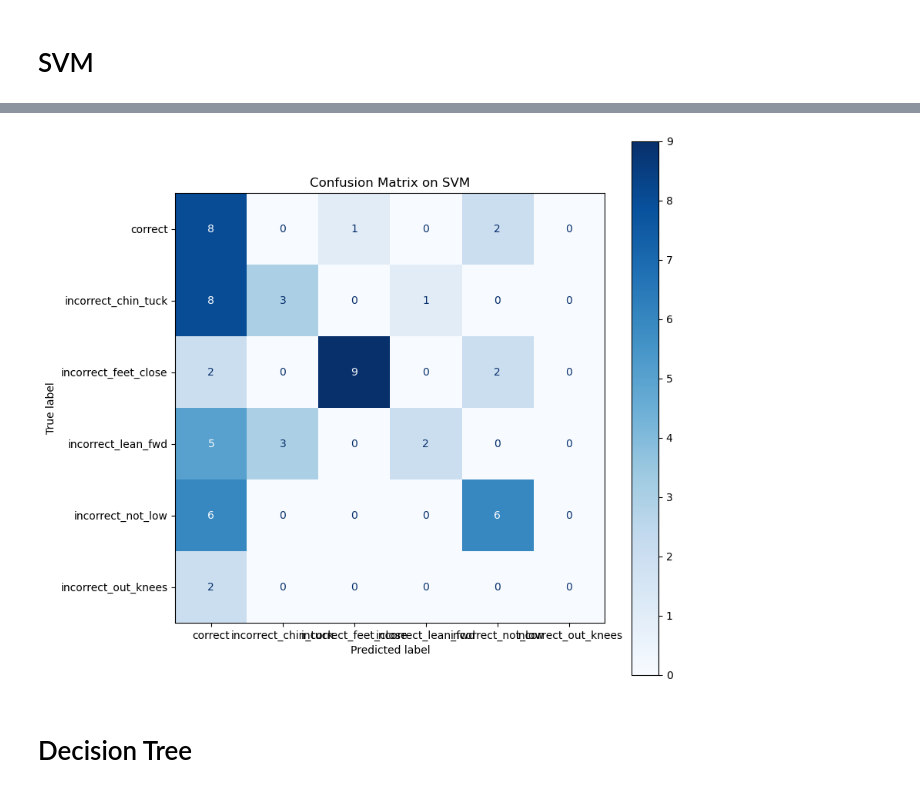
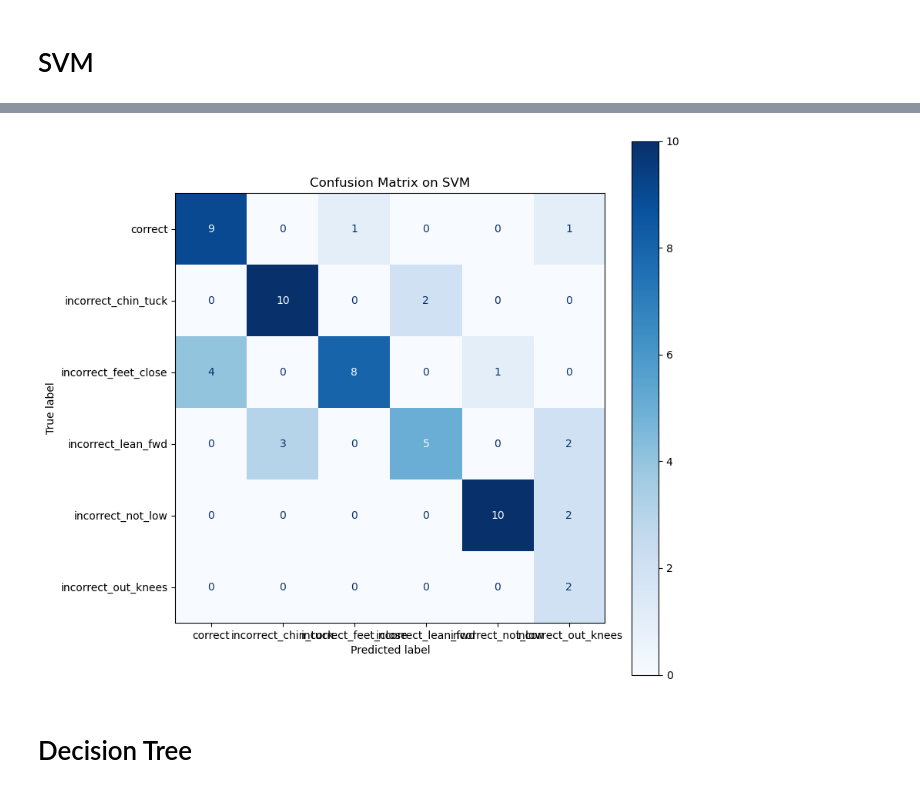
Before and after one commit to JeffreyLu1972543/QualityOfMovement, a Jupyter notebook: dataTraining.ipynb, the cells around one changed output, grey strips where cells are left out. Drawn from its saved outputs; the diff is of its cells as text; code cells hidden in the pictures.

```diff
--- a/dataTraining.ipynb
+++ b/dataTraining.ipynb
@@ -19,4 +21,10 @@ from sklearn.model_selection  import learning_curve
 # big_matrix = pickle.load(open("big_matrix.p", 'rb'))
 # normalized_matrix = pickle.load(open("big_matrix.p", 'rb'))
 normalized_matrix = pickle.load(open("normalized_matrix.p", 'rb'))
+rows_to_delete=np.arange(17,1440,18)
+print(rows_to_delete)
+normalized_matrix = np.delete(normalized_matrix, rows_to_delete, axis=0)
+X=normalized_matrix.transpose()
 y=pickle.load(open("labels.p", 'rb'))
+print("X :{}".format(X.shape))
+print("Y : {}".format(len(y)))
@@ -35,8 +41,7 @@ print(normalized_matrix_t.shape)
 # PCA
 # %%
 n=15
-pca=PCA(n_components=0.85) #PCA
-X=normalized_matrix_t
+pca=PCA(n_components=15) #PCA
 X_t=pca.fit_transform(X)
 print(X_t.shape)
 X_range=np.arange(1,X_t.shape[1]+1,1)
@@ -83,6 +87,18 @@ print(X_test.shape)
 # %%
-svm = SVC()
-svm.fit(X_train,y_train)
-print(f'My first SVM classifier training_set accuracy: {svm.score(X_train,y_train)}')
-print(f'My first SVM classifier test_set accuracy: {svm.score(X_test,y_test)}')
+models=[]
+accuracies = []
+training_times=[]
+for degree in range(1, 5):
+    models.append(SVC(kernel='poly', degree=degree, gamma='auto'))
+for model in models:
+    start = timeit.default_timer()
+    model.fit(X_train,y_train)
+    stop = timeit.default_timer()
+    y_pred = model.predict(X_test)
+    print(f'My first SVM classifier training_set accuracy: {model.score(X_train,y_train)}')
+    print(f'My first SVM classifier training_set accuracy: {model.score(X_test,y_test)}')
+    print(f'My first SVM classifier test_set accuracy: {accuracy_score(y_test, y_pred)}')
+    accuracies.append(accuracy_score(y_test, y_pred))
+    time=stop-start
+    training_times.append(time)
 # %% [output]
@@ -91,10 +176,12 @@ My first SVM classifier test_set accuracy: 0.4666666666666667
 # %%
+model=SVC(kernel='poly',gamma='auto')
+model.fit(X_train,y_train)
 fig, ax = plt.subplots(figsize=(9,9))
-plot_confusion_matrix(svm, X_test, y_test, ax=ax ,cmap ="Blues")
+plot_confusion_matrix(model, X_test, y_test, ax=ax ,cmap ="Blues")
 plt.title("Confusion Matrix on SVM")
 title = "Confusion Matrix"
 # %% [output]
-[figure, old version]
+[figure, new version]
 # %% [markdown]
 # Decision Tree
 # %%
```
Also changed, not shown: parts of 13 cells of this notebook, 1 other file.
